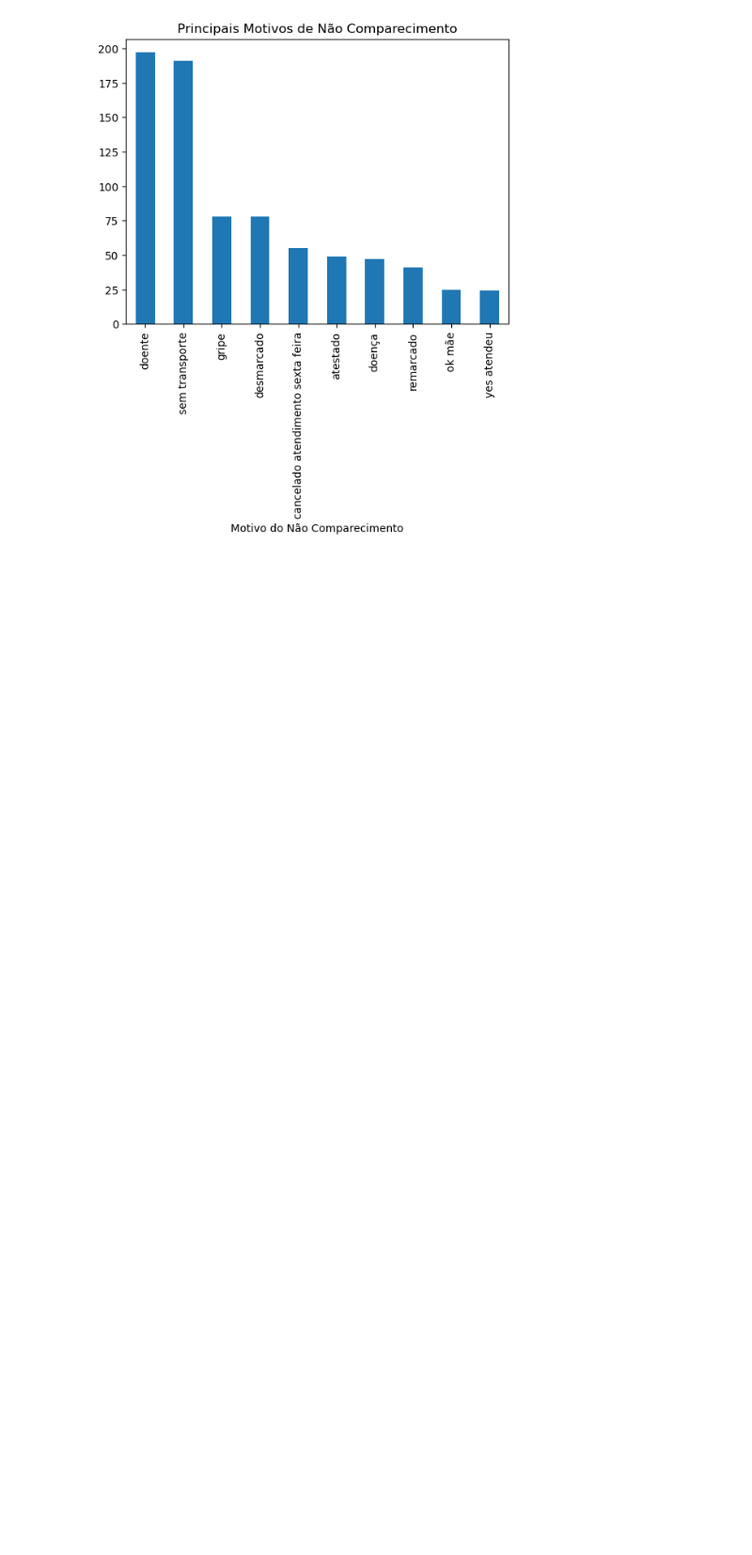
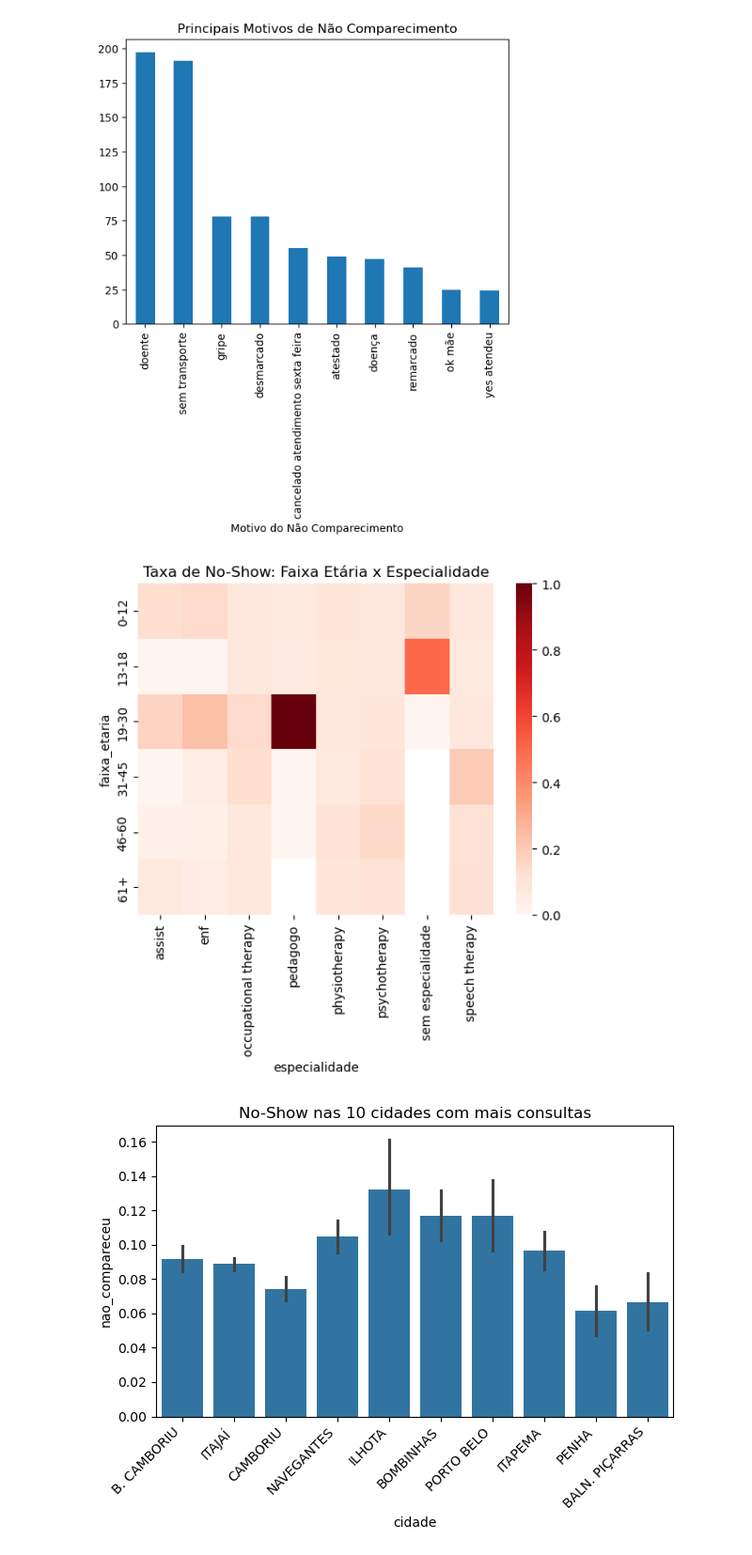
Before and after one commit to RodrigoD4v/no-show-prediction-model, a Jupyter notebook: notebooks/01_EDA.ipynb, the cells around one changed output. Shown at 94% size. Saved outputs shown, nothing was run; the diff lists cells and outputs as text; code cells hidden in the pictures; blank space fills up the shorter version.

Commit message:
Visualizando a taxa de não comparecimento por faixa etária e especialidade. E as top 10 cidades com mais consulta e não comparecimentos.

```diff
--- a/notebooks/01_EDA.ipynb
+++ b/notebooks/01_EDA.ipynb
@@ -328,3 +328,19 @@ plt.xlabel("Motivo do Não Comparecimento")
 plt.show()
 # %% [output]
 [figure]
+# %%
+# No-Show por especialidade e faixa etária
+sns.heatmap(df.pivot_table(index='faixa_etaria', columns='especialidade', values='nao_compareceu', observed=False,aggfunc=lambda x: (x=='yes').mean()), cmap='Reds')
+plt.title("Taxa de No-Show: Faixa Etária x Especialidade")
+plt.show()
+
+# No-Show por cidade
+top_cidades = df['cidade'].value_counts().head(10).index
+sns.barplot(data=df[df['cidade'].isin(top_cidades)], x='cidade', y=df['nao_compareceu'].apply(lambda x: 1 if x=='yes' else 0))
+plt.title("No-Show nas 10 cidades com mais consultas")
+plt.xticks(rotation=45, ha='right')
+plt.tight_layout()
+plt.show()
+# %% [output]
+[figure, added]
+[figure, added]
```
